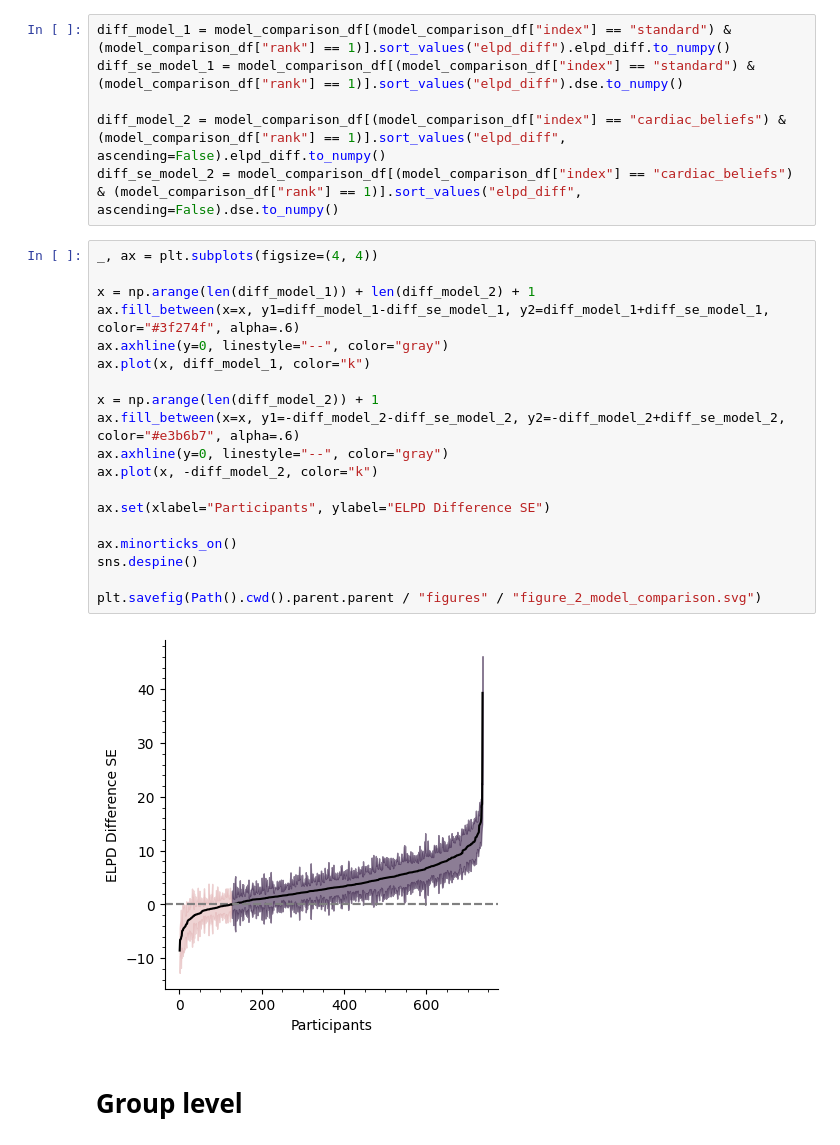
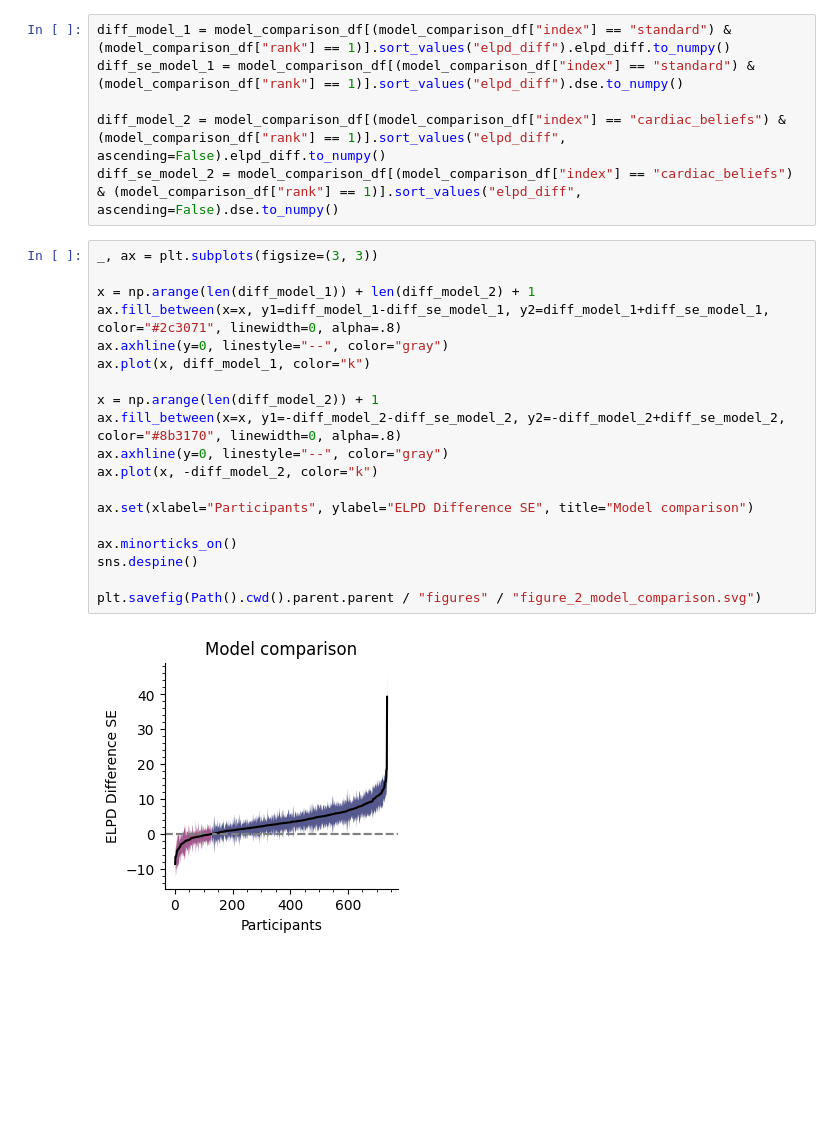
Before and after one commit to LegrandNico/ComputationalCardioception, a Jupyter notebook: code/notebooks/Figure_2_model_comparison.ipynb, the cells around one changed output. Drawn from its saved outputs; the diff is of its cells as text; blank space fills up the shorter version.

```diff
--- a/code/notebooks/Figure_2_model_comparison.ipynb
+++ b/code/notebooks/Figure_2_model_comparison.ipynb
@@ -71,25 +71,23 @@ diff_se_model_1 = model_comparison_df[(model_comparison_df["index"] == "standard
 diff_model_2 = model_comparison_df[(model_comparison_df["index"] == "cardiac_beliefs") & (model_comparison_df["rank"] == 1)].sort_values("elpd_diff", ascending=False).elpd_diff.to_numpy()
 diff_se_model_2 = model_comparison_df[(model_comparison_df["index"] == "cardiac_beliefs") & (model_comparison_df["rank"] == 1)].sort_values("elpd_diff", ascending=False).dse.to_numpy()
 # %%
-_, ax = plt.subplots(figsize=(4, 4))
+_, ax = plt.subplots(figsize=(3, 3))
 
 x = np.arange(len(diff_model_1)) + len(diff_model_2) + 1
-ax.fill_between(x=x, y1=diff_model_1-diff_se_model_1, y2=diff_model_1+diff_se_model_1, color="#3f274f", alpha=.6)
+ax.fill_between(x=x, y1=diff_model_1-diff_se_model_1, y2=diff_model_1+diff_se_model_1, color="#2c3071", linewidth=0, alpha=.8)
 ax.axhline(y=0, linestyle="--", color="gray")
 ax.plot(x, diff_model_1, color="k")
 
 x = np.arange(len(diff_model_2)) + 1
-ax.fill_between(x=x, y1=-diff_model_2-diff_se_model_2, y2=-diff_model_2+diff_se_model_2, color="#e3b6b7", alpha=.6)
+ax.fill_between(x=x, y1=-diff_model_2-diff_se_model_2, y2=-diff_model_2+diff_se_model_2, color="#8b3170", linewidth=0, alpha=.8)
 ax.axhline(y=0, linestyle="--", color="gray")
 ax.plot(x, -diff_model_2, color="k")
 
-ax.set(xlabel="Participants", ylabel="ELPD Difference SE")
+ax.set(xlabel="Participants", ylabel="ELPD Difference SE", title="Model comparison")
 
 ax.minorticks_on()
 sns.despine()
 
 plt.savefig(Path().cwd().parent.parent / "figures" / "figure_2_model_comparison.svg")
 # %% [output]
-[figure, old version]
+[figure, new version]
-# %% [markdown]
-# Group level
```
Also changed, not shown: parts of 6 cells of this notebook, 19 other files.
